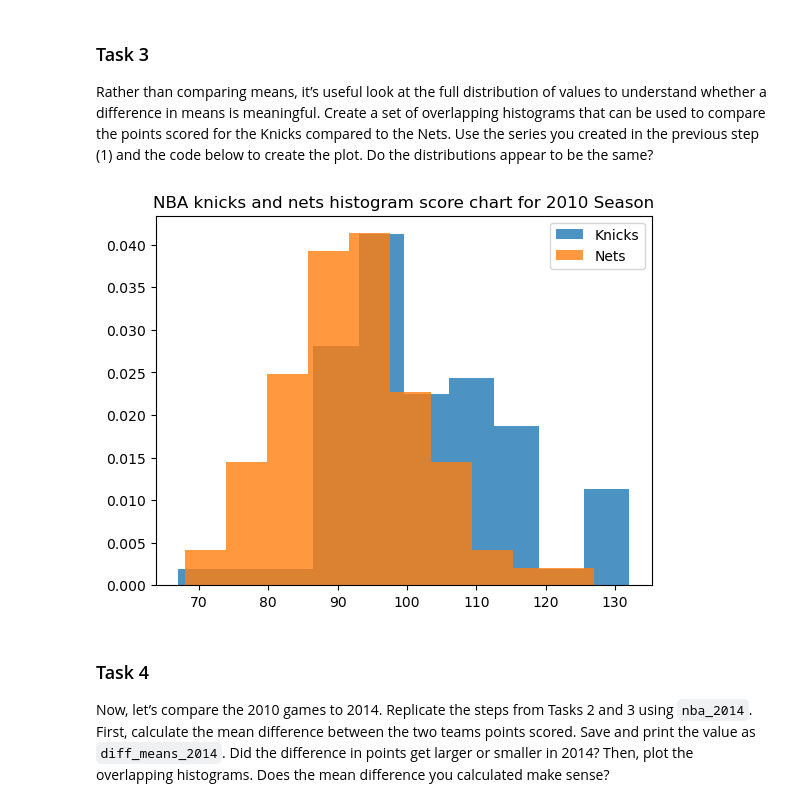
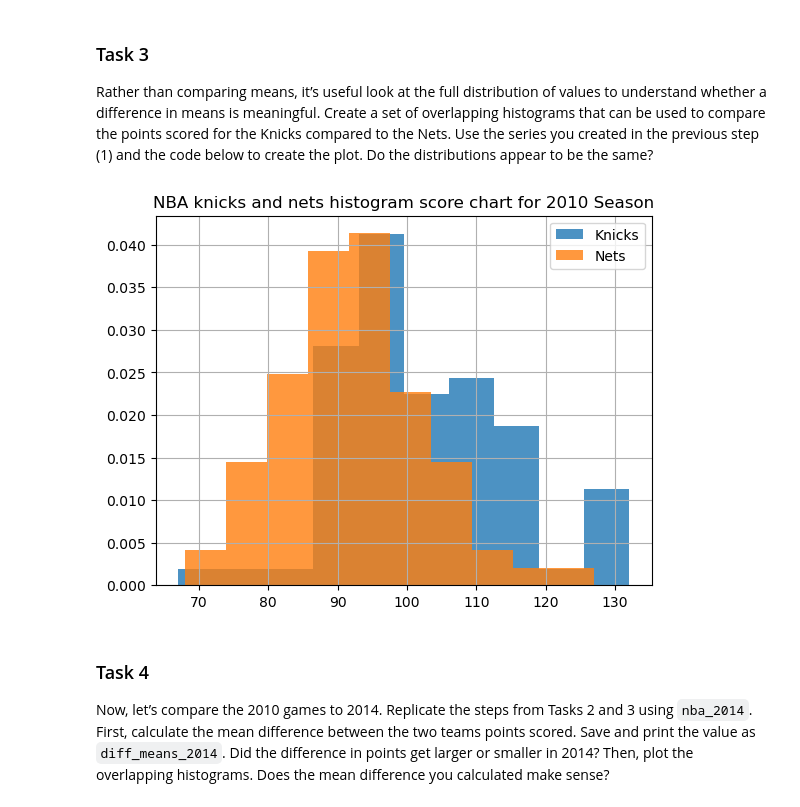
Before and after one commit to Niphemi00/Code-academy-Projects-and-portfolio, a Jupyter notebook: Codecademy_NBA_Trends_Project/Codecademy_NBA_Trends_Project.ipynb, the cells around one changed output. Cells and saved outputs as stored; diff of their text form; code cells hidden in the pictures.

```diff
--- a/Codecademy_NBA_Trends_Project/Codecademy_NBA_Trends_Project.ipynb
+++ b/Codecademy_NBA_Trends_Project/Codecademy_NBA_Trends_Project.ipynb
@@ -122,11 +122,12 @@ Rather than comparing means, it’s useful look at the full distribution of valu
 # %%
 plt.hist(knicks_pts, alpha = .8, density = True, label = 'Knicks')
 plt.hist(nets_pts, alpha = .8, density = True, label = 'Nets')
 plt.legend()
+plt.grid(True)
 plt.title("NBA knicks and nets histogram score chart for 2010 Season")
 plt.show()
 # %% [output]
-[figure, old version]
+[figure, new version]
 # %% [markdown]
 ### Task 4
 Now, let’s compare the 2010 games to 2014. Replicate the steps from Tasks 2 and 3 using `nba_2014`. First, calculate the mean difference between the two teams points scored. Save and print the value as `diff_means_2014`. Did the difference in points get larger or smaller in 2014? Then, plot the overlapping histograms. Does the mean difference you calculated make sense?
```
Also changed, not shown: parts of 3 cells of this notebook, 3 other files.
